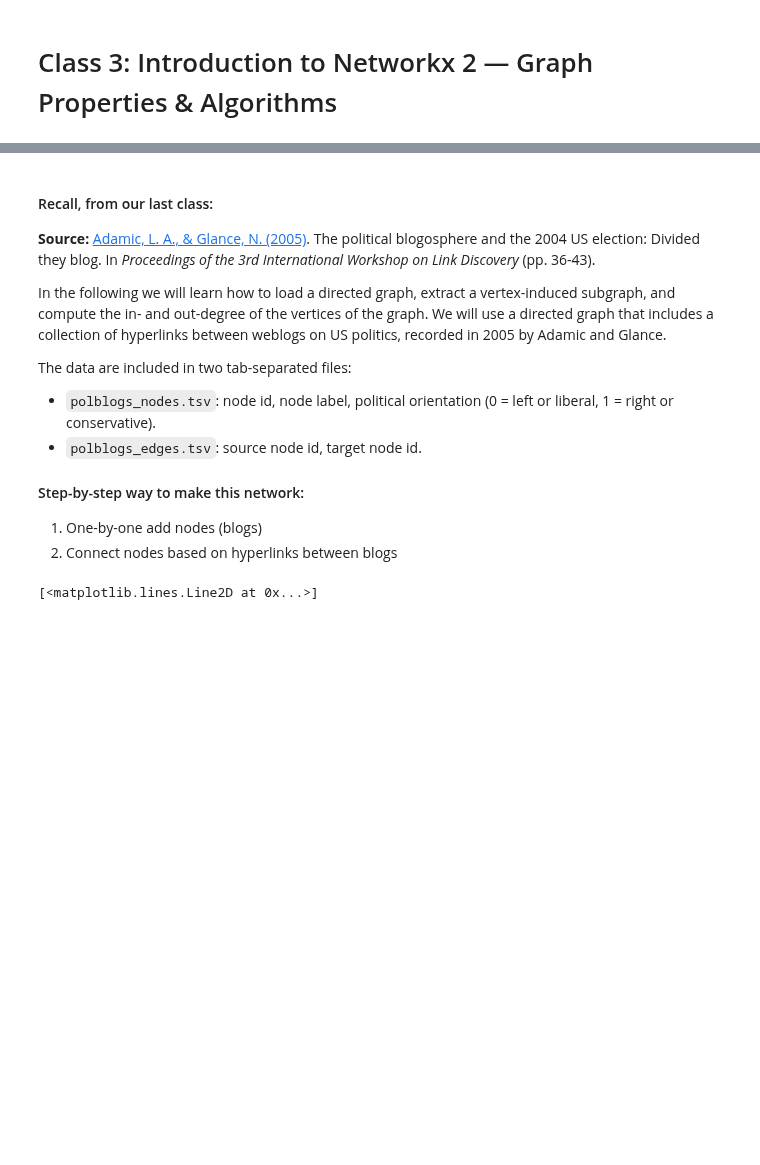
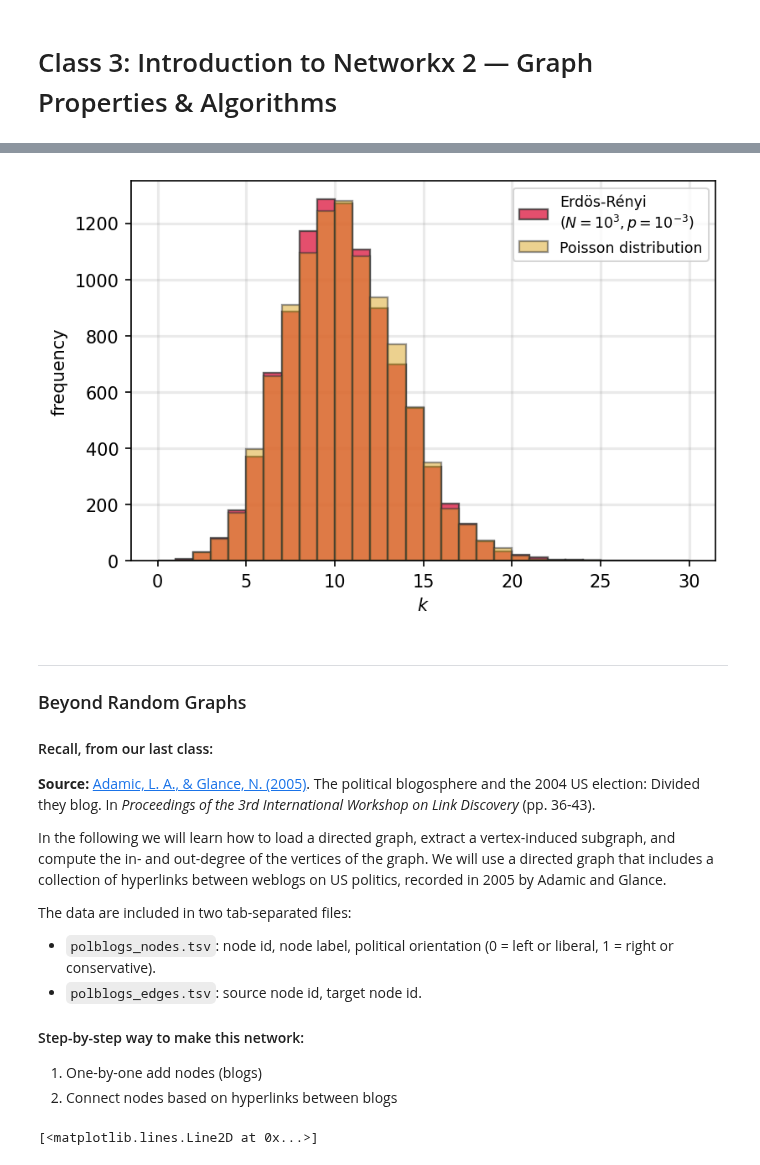
Before and after one commit to asmithh/network-science-data-book, a Jupyter notebook: class_03_networkx2.ipynb, the cells around one changed output, grey strips where cells are left out. Saved outputs shown, nothing was run; the diff lists cells and outputs as text; code cells hidden in the pictures; blank space fills up the shorter version.

```diff
--- a/class_03_networkx2.ipynb
+++ b/class_03_networkx2.ipynb
@@ -26,4 +44,41 @@ rc('axes', axisbelow=True)
+# %%
+N = 10**4
+p = 0.001
+av_deg = (N-1)*p
+
+num_bins = 20
+bins = np.arange(0,31,1)
+
+fig, ax = plt.subplots(1,1,figsize=(6,4),dpi=150)
+
+g = nx.gnp_random_graph(N,p)
+nd = np.array(list(dict(g.degree()).values()))
+
+__ = ax.hist(nd, bins=bins, edgecolor='#333333', linewidth=1.1, color='crimson',
+             alpha=0.75, label='Erdös-Rényi\n($N=10^{3}, p=10^{-3}$)')
+
+k = np.random.poisson(av_deg, size=N)
+__ = ax.hist(k, bins=bins, edgecolor='#333333', linewidth=1.1, color='goldenrod',
+             alpha=0.5, label='Poisson distribution')
+
+ax.legend(fontsize='small')
+ax.grid(linewidth=1.5, color='#999999', alpha=0.2, linestyle='-')
+
+ax.set_xlabel(r"$k$")
+ax.set_ylabel("frequency")
+
+plt.savefig('images/pngs/Pk_ER_vs_poisson.png', dpi=425, bbox_inches='tight')
+plt.savefig('images/pdfs/Pk_ER_vs_poisson.pdf', bbox_inches='tight')
+plt.show()
+
+### Question: How do we generate poisson distributions without sampling + histograms?
+###           What does this function do?
+# from scipy.stats import poisson
+# %% [output]
+[figure, added]
 # %% [markdown]
+________
+### Beyond Random Graphs
 #### Recall, from our last class:
 **Source:** [Adamic, L. A., & Glance, N. (2005)](https://doi.org/10.1145/1134271.1134277https://doi.org/10.1145/1134271.1134277). The political blogosphere and the 2004 US election: Divided they blog. In *Proceedings of the 3rd International Workshop on Link Discovery* (pp. 36-43).
 
```
Also changed, not shown: parts of 29 cells of this notebook, 10 other files.
